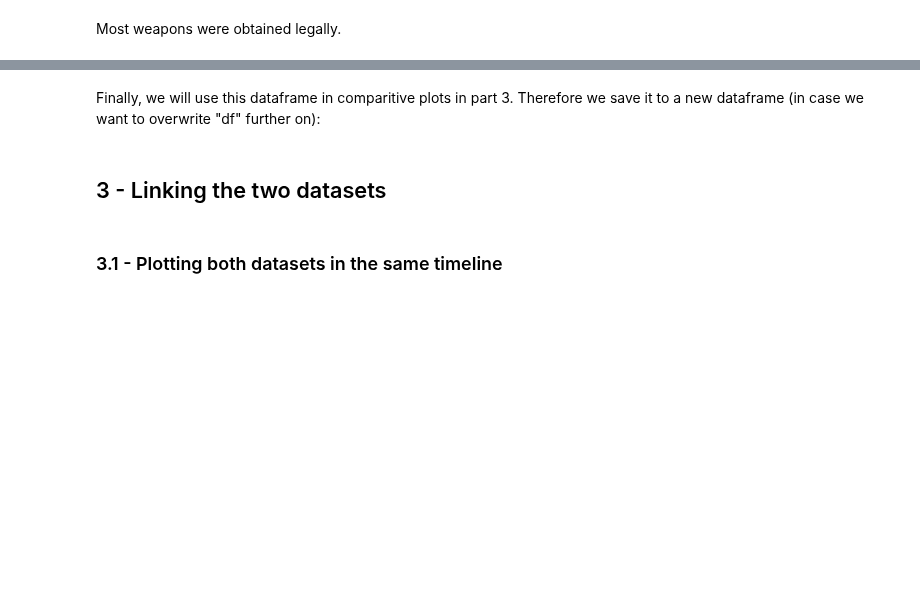
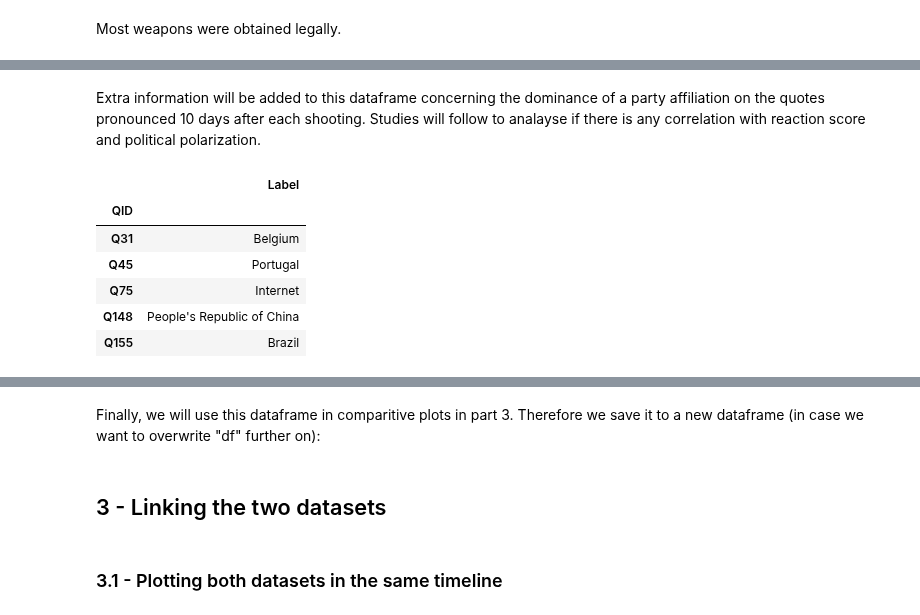
Before and after one commit to epfl-ada/ada-2021-project-clezemath, a Jupyter notebook: milestone3.ipynb, the cells around one changed output, grey strips where cells are left out. Drawn from its saved outputs; the diff is of its cells as text; code cells hidden in the pictures; blank space fills up the shorter version.

```diff
--- a/milestone3.ipynb
+++ b/milestone3.ipynb
@@ -86,3 +84,14 @@ speaker_attributes.sample()
+# %%
+# Processing and cleaning the parquet file
+speaker_attributes = speaker_attributes[['party','label']]
+
+# Eliminate duplicates
+speaker_attributes = speaker_attributes.drop_duplicates(subset=['label'])
+
+# Party affiliations are expressed as a list, thus the explode
+speaker_attributes = speaker_attributes.explode("party")
+speaker_attributes = speaker_attributes.dropna()
+speaker_attributes = speaker_attributes.rename(columns={'label': 'speaker'})
 # %% [markdown]
 Once again, we have commented the code as it can take some time to execute. It basically takes the speaker attributes corresponding to speakers found in the cropped Quotebank dataset and saves them to a seperate **'speaker.csv' file**.
 # %%
@@ -282,0 +308,21 @@ plt.show()
+# %% [markdown]
+Extra information will be added to this dataframe concerning the dominance of a party affiliation on the quotes pronounced 10 days after each shooting. Studies will follow to analayse if there is any correlation with reaction score and political polarization.
+# %%
+# Keeping the speaker
+quotes_with_attributes = df_original[['speaker','date','numOccurrences']]
+
+# Merging the quotes entries with the profile of the speaker from Wikipedia
+quotes_with_attributes = pd.merge(quotes_with_attributes, speaker_attributes, how='left', on='speaker')
+
+# Preparing to merge with the label description to get the party
+quotes_with_attributes = quotes_with_attributes.rename(columns={'party': 'QID'})
+wiki_labels = pd.read_csv('data/wikidata_labels_descriptions_quotebank.csv', usecols=['Label','QID'],  index_col = "QID",)
+wiki_labels.head()
+# %% [output]
+|  | Label |
+| QID |  |
+| Q31 | Belgium |
+| Q45 | Portugal |
+| Q75 | Internet |
+| Q148 | People's Republic of China |
+| Q155 | Brazil |
```
Also changed, not shown: parts of 12 cells of this notebook.
